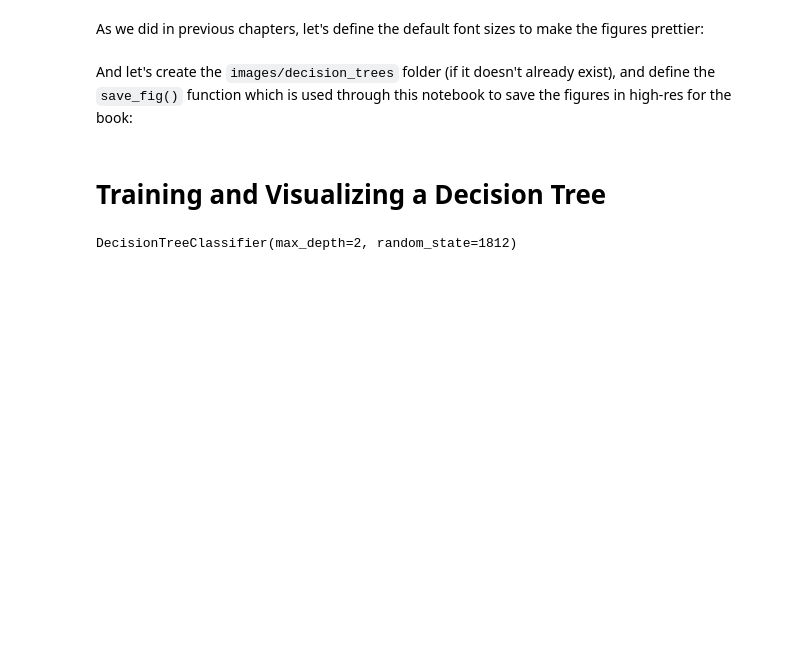
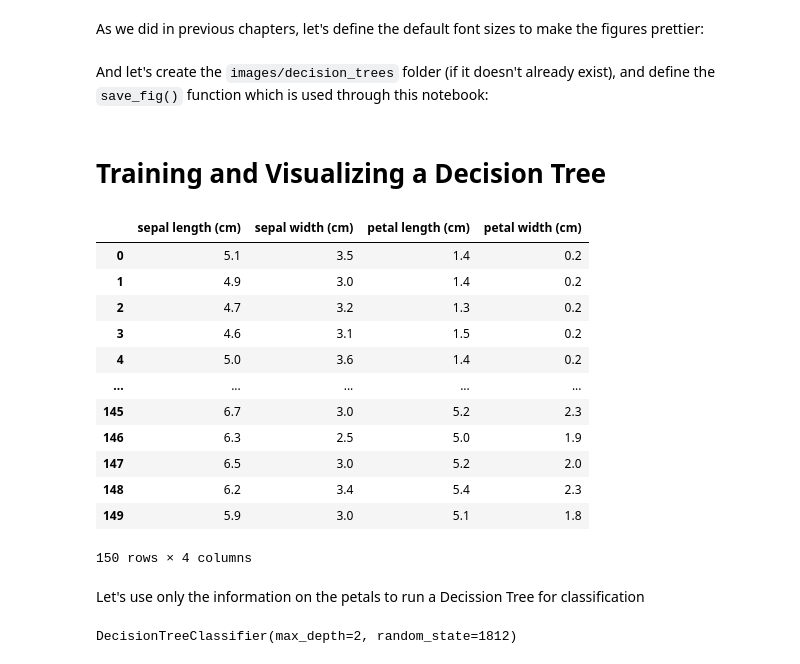
Before and after one commit to JavierBas/IMLEF-MQuEA, a Jupyter notebook: Course content/Notebooks/Topic 5/Topic_5_Part_I_Tree_based_methods.ipynb, the cells around one changed output. Saved outputs shown, nothing was run; the diff lists cells and outputs as text; code cells hidden in the pictures; blank space fills up the shorter version.

Commit message:
changes in slides and notebooks

```diff
--- a/Course content/Notebooks/Topic 5/Topic_5_Part_I_Tree_based_methods.ipynb
+++ b/Course content/Notebooks/Topic 5/Topic_5_Part_I_Tree_based_methods.ipynb
@@ -35,7 +28,7 @@ plt.rc('legend', fontsize=14)
 plt.rc('xtick', labelsize=10)
 plt.rc('ytick', labelsize=10)
 # %% [markdown]
-And let's create the `images/decision_trees` folder (if it doesn't already exist), and define the `save_fig()` function which is used through this notebook to save the figures in high-res for the book:
+And let's create the `images/decision_trees` folder (if it doesn't already exist), and define the `save_fig()` function which is used through this notebook:
 # %%
 from pathlib import Path
 
@@ -54,4 +47,22 @@ from sklearn.datasets import load_iris
 iris = load_iris(as_frame=True)
 X_iris = iris.data
 y_iris = iris.target
+# %%
+X_iris
+# %% [output]
+|  | sepal length (cm) | sepal width (cm) | petal length (cm) | petal width (cm) |
+| 0 | 5.1 | 3.5 | 1.4 | 0.2 |
+| 1 | 4.9 | 3.0 | 1.4 | 0.2 |
+| 2 | 4.7 | 3.2 | 1.3 | 0.2 |
+| 3 | 4.6 | 3.1 | 1.5 | 0.2 |
+| 4 | 5.0 | 3.6 | 1.4 | 0.2 |
+| ... | ... | ... | ... | ... |
+| 145 | 6.7 | 3.0 | 5.2 | 2.3 |
+| 146 | 6.3 | 2.5 | 5.0 | 1.9 |
+| 147 | 6.5 | 3.0 | 5.2 | 2.0 |
+| 148 | 6.2 | 3.4 | 5.4 | 2.3 |
+| 149 | 5.9 | 3.0 | 5.1 | 1.8 |
+150 rows × 4 columns
+# %% [markdown]
+ Let's use only the information on the petals to run a Decission Tree for classification
 # %%
```
Also changed, not shown: parts of 7 cells of this notebook, 1 other file.
